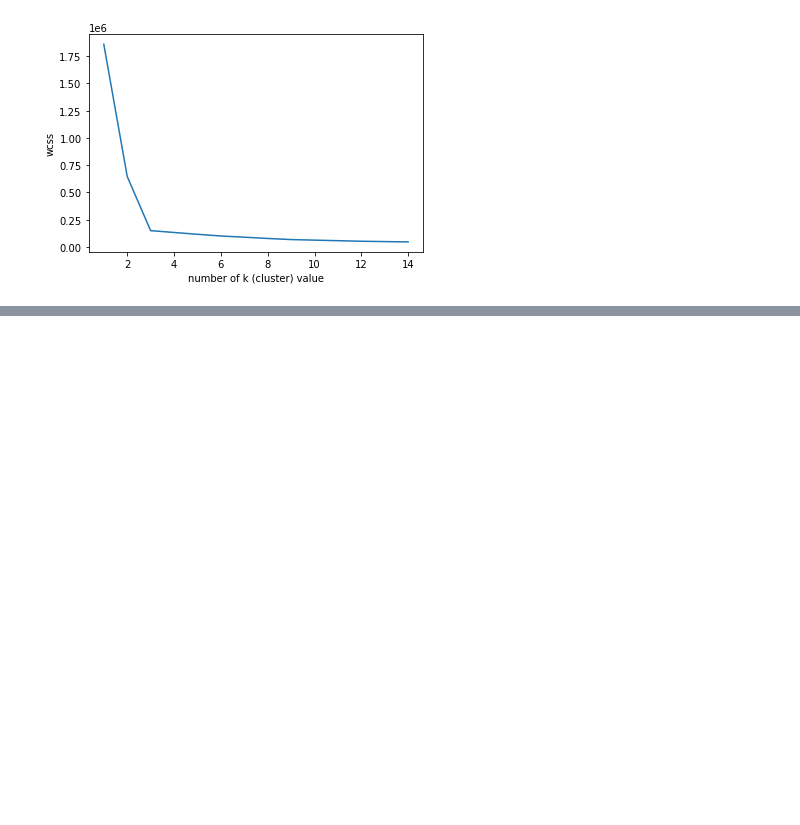
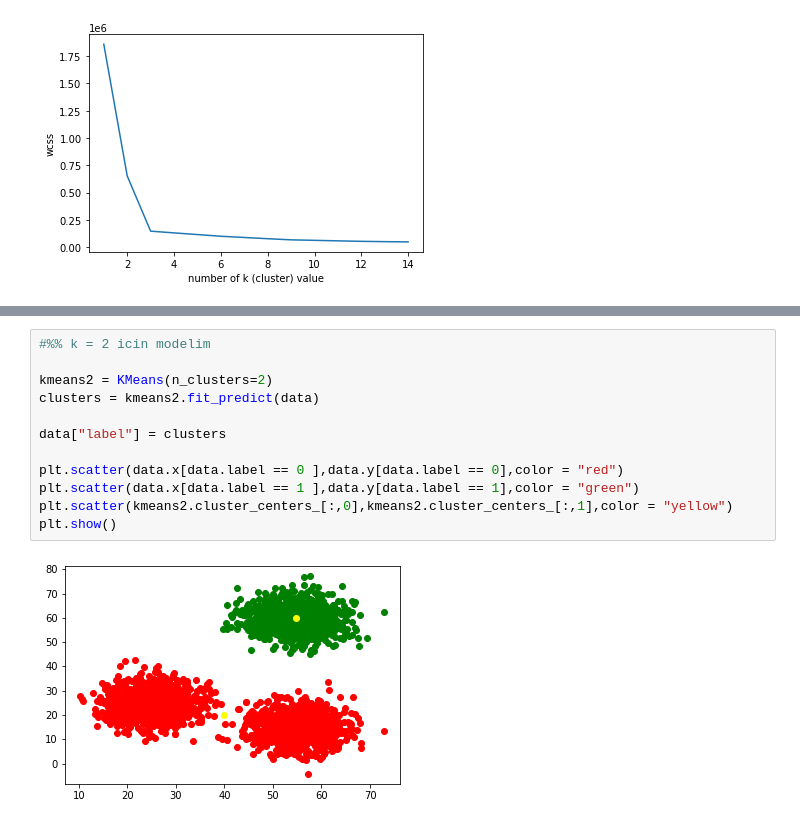
Before and after one commit to abed-404/kmeans, a Jupyter notebook: kmeans.ipynb, the cells around one changed output, grey strips where cells are left out. Saved outputs shown, nothing was run; the diff lists cells and outputs as text; blank space fills up the shorter version.

```diff
--- a/kmeans.ipynb
+++ b/kmeans.ipynb
@@ -70,0 +71,14 @@ plt.show()
+# %%
+#%% k = 2 icin modelim
+
+kmeans2 = KMeans(n_clusters=2)
+clusters = kmeans2.fit_predict(data)
+
+data["label"] = clusters
+
+plt.scatter(data.x[data.label == 0 ],data.y[data.label == 0],color = "red")
+plt.scatter(data.x[data.label == 1 ],data.y[data.label == 1],color = "green")
+plt.scatter(kmeans2.cluster_centers_[:,0],kmeans2.cluster_centers_[:,1],color = "yellow")
+plt.show()
+# %% [output]
+[figure, added]
```
Also changed, not shown: parts of 4 cells of this notebook.
